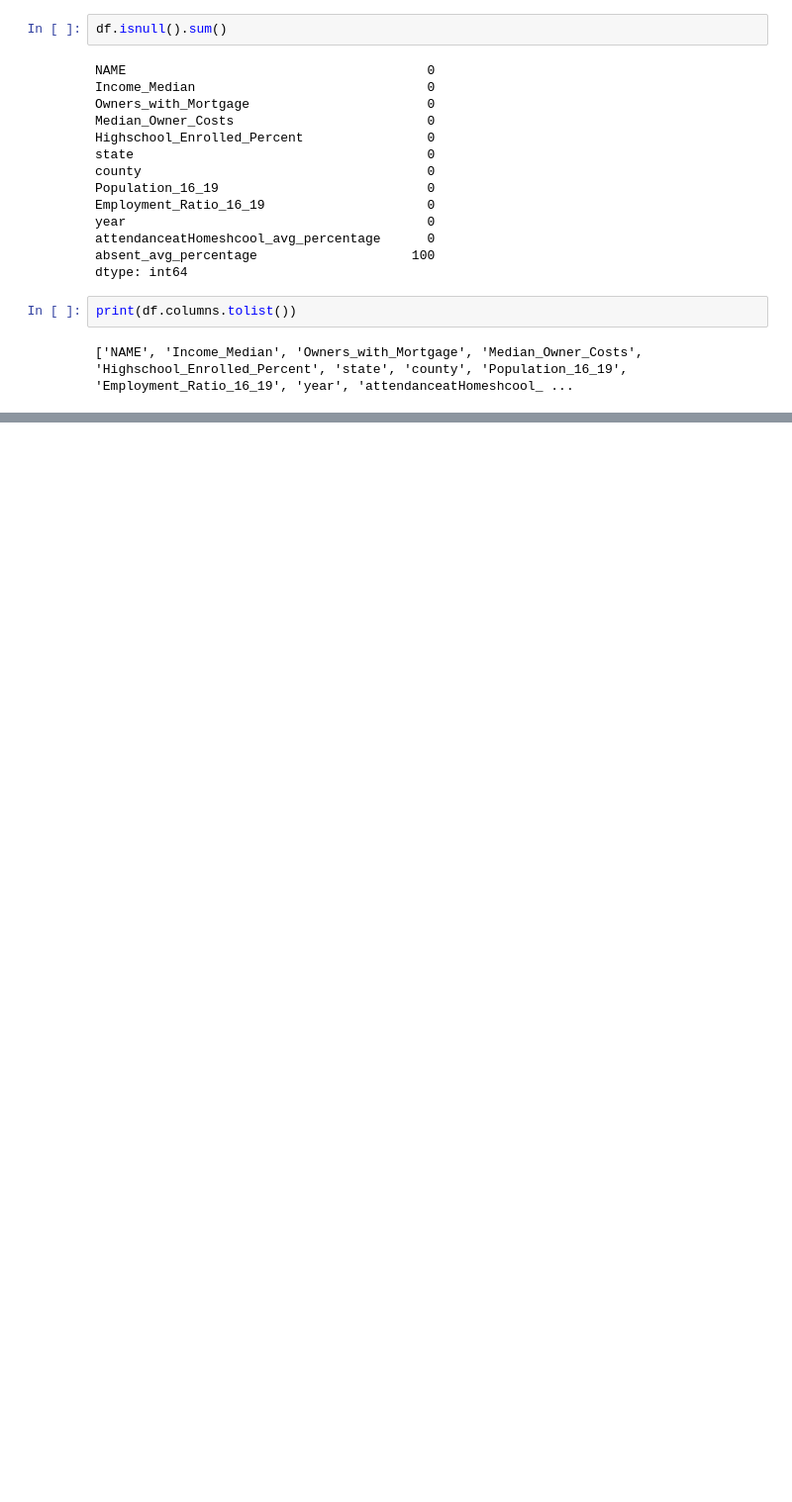
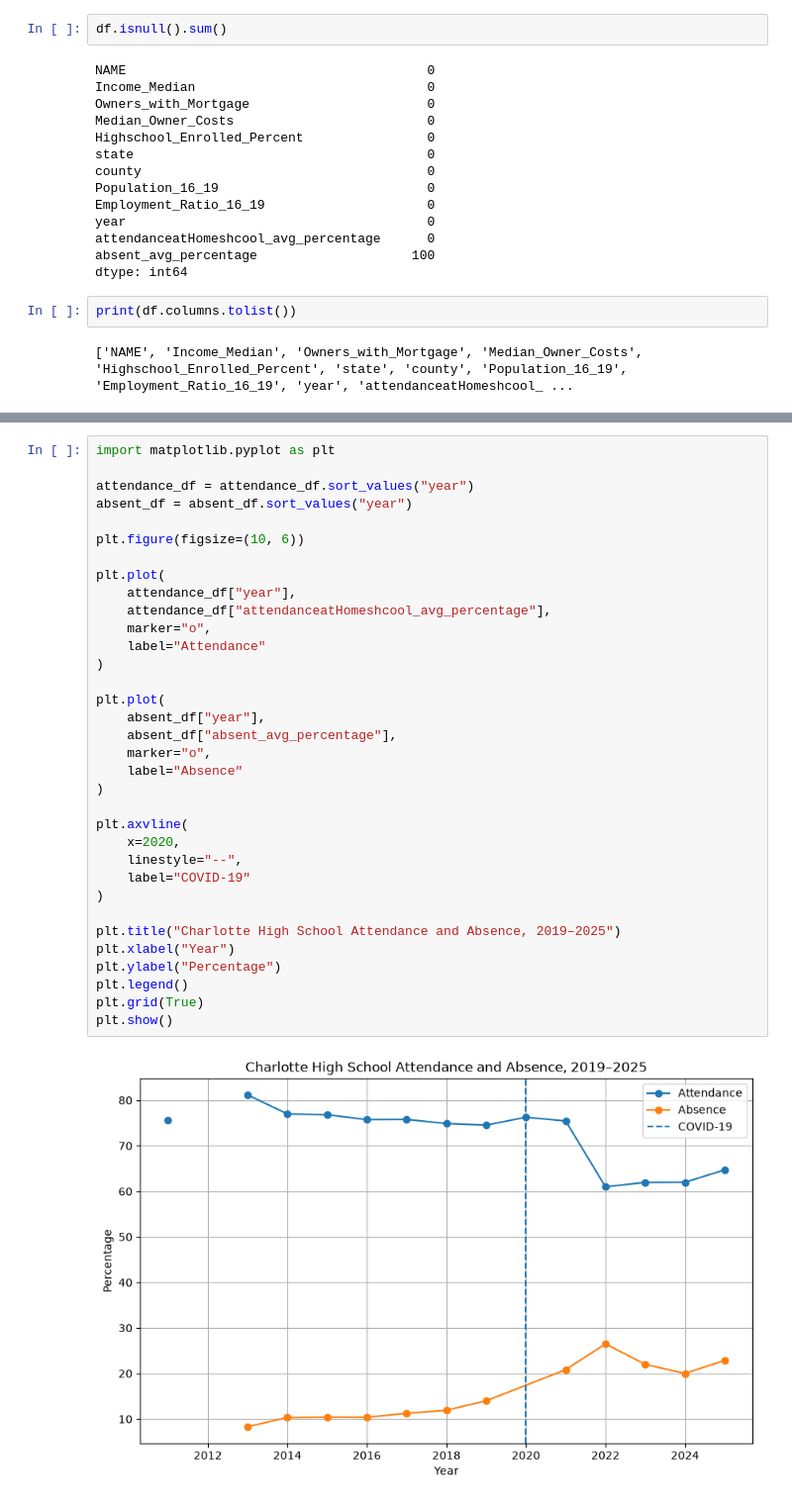
Before and after one commit to MassSarcasm/Highschool-Attendance-Post-Covid-19-Analysis, a Jupyter notebook: Project_Attendance.ipynb, the cells around one changed output, grey strips where cells are left out. Shown at 99% size. Drawn from its saved outputs; the diff is of its cells as text; blank space fills up the shorter version.

```diff
--- a/Project_Attendance.ipynb
+++ b/Project_Attendance.ipynb
@@ -259,3 +259,39 @@ correlation_matrix
 | Employment_Ratio_16_19 | 0.985618 | 0.934801 | 0.975964 | -0.375708 | 0.943909 | ... |
 | attendanceatHomeshcool_avg_percen... | -0.912377 | -0.846761 | -0.914144 | 0.365390 | -0.763368 | ... |
 | absent_avg_percentage | 0.603669 | 0.456729 | 0.521617 | -0.971882 | 0.696434 | ... |
+# %%
+import matplotlib.pyplot as plt
+
+attendance_df = attendance_df.sort_values("year")
+absent_df = absent_df.sort_values("year")
+
+plt.figure(figsize=(10, 6))
+
+plt.plot(
+    attendance_df["year"],
+    attendance_df["attendanceatHomeshcool_avg_percentage"],
+    marker="o",
+    label="Attendance"
+)
+
+plt.plot(
+    absent_df["year"],
+    absent_df["absent_avg_percentage"],
+    marker="o",
+    label="Absence"
+)
+
+plt.axvline(
+    x=2020,
+    linestyle="--",
+    label="COVID-19"
+)
+
+plt.title("Charlotte High School Attendance and Absence, 2019–2025")
+plt.xlabel("Year")
+plt.ylabel("Percentage")
+plt.legend()
+plt.grid(True)
+plt.show()
+# %% [output]
+[figure, added]
```
Also changed, not shown: parts of 1 cell of this notebook.
